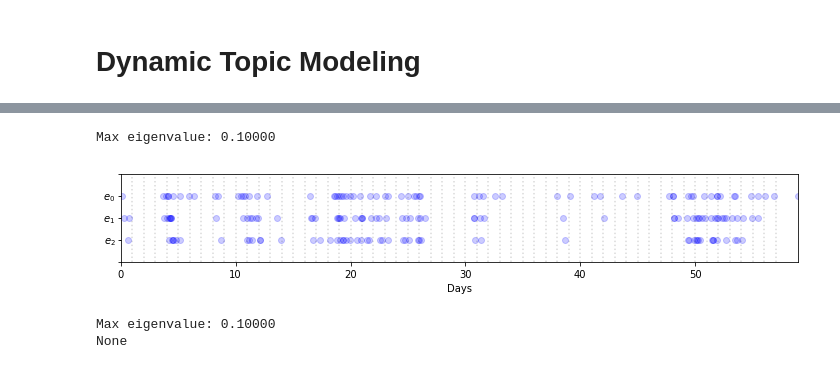
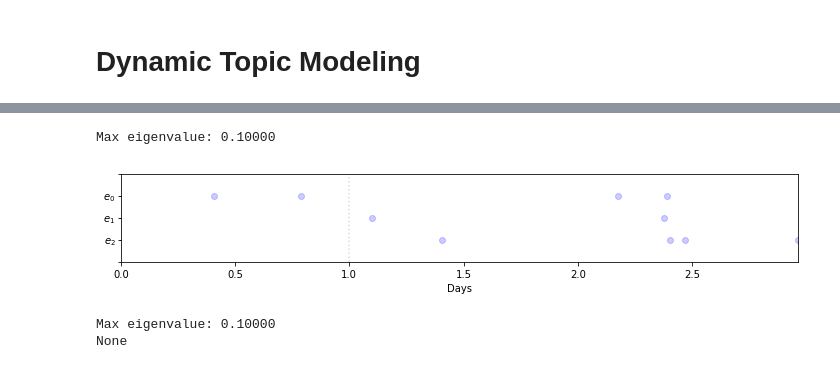
Before and after one commit to stevacca/Thesis-DetectingSocialSignalsInFInance, a Jupyter notebook: dynamic_topic_modelling.ipynb, the cells around one changed output, grey strips where cells are left out. Saved outputs shown, nothing was run; the diff lists cells and outputs as text; code cells hidden in the pictures.

```diff
--- a/dynamic_topic_modelling.ipynb
+++ b/dynamic_topic_modelling.ipynb
@@ -293,19 +218,19 @@ import numpy as np
 # %%
 # Multivariate example
 
 m = np.array([0.8, 0.0, 0.0]) # Number of events per timestamp each class (three in this case) ---> lambda, Background intensity
 a = np.array([[0.1, 0.0, 0.0],   # Vector matrix of initialintensity ---> alpha
               [0.9, 0.0, 0.0],    # Jump in intensity after arrival.
               [0.0, 0.9, 0.0]])
 w = 3.1 # time lag ----> beta, Decay rate  (sarebbe il learning rate?!)
-tau = 60 # Time interval
+tau = 3 # Time interval
 
 P = MHP(mu=m, alpha=a, omega=w)
 P.generate_seq(tau)
 P.plot_events()
 # %% [output]
 Max eigenvalue: 0.10000
-[figure, old version]
+[figure, new version]
 # %%
 print(P.check_stability())
 # %% [output]
```
Also changed, not shown: parts of 19 cells of this notebook, 20 other files.
